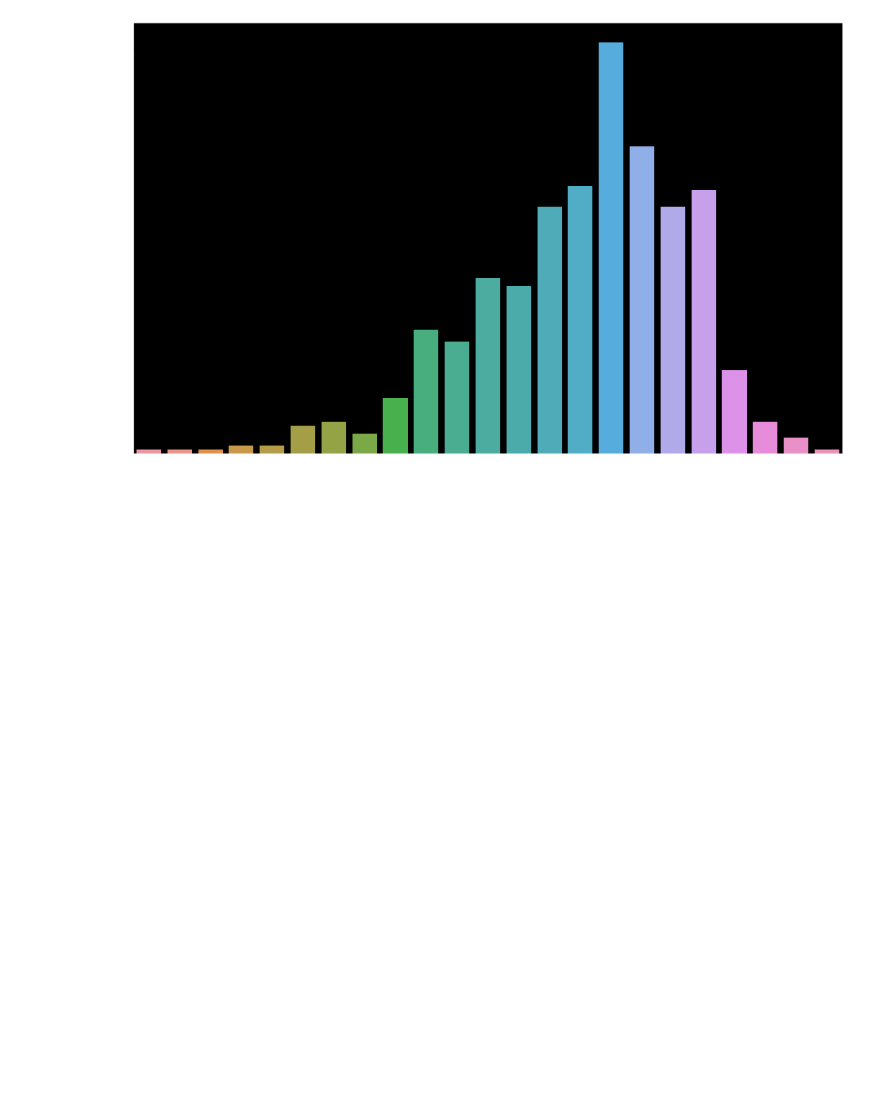
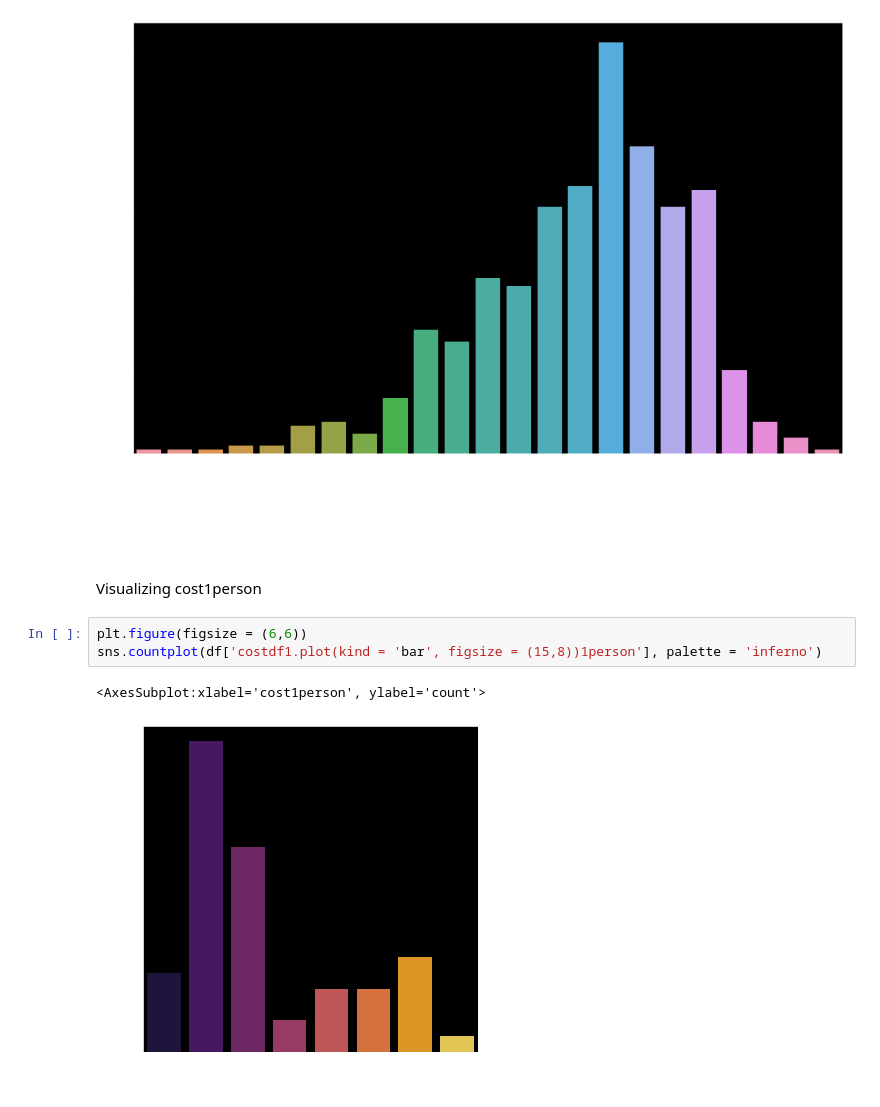
Before and after one commit to Rishiraj-singh7/Zomato-Hyderabad-Analysisv, a Jupyter notebook: main.ipynb, the cells around one changed output. Drawn from its saved outputs; the diff is of its cells as text; blank space fills up the shorter version.

Commit message:
graphs

```diff
--- a/main.ipynb
+++ b/main.ipynb
@@ -229,3 +229,11 @@ plt.xticks(rotation=90)
   Text(21, 0, '4.6'),
   Text(22, 0, '4.7')])
 [figure]
+# %% [markdown]
+Visualizing cost1person
+# %%
+plt.figure(figsize = (6,6))
+sns.countplot(df['costdf1.plot(kind = 'bar', figsize = (15,8))1person'], palette = 'inferno')
+# %% [output]
+<AxesSubplot:xlabel='cost1person', ylabel='count'>
+[figure, added]
```
Also changed, not shown: parts of 6 cells of this notebook, 1 other file.
